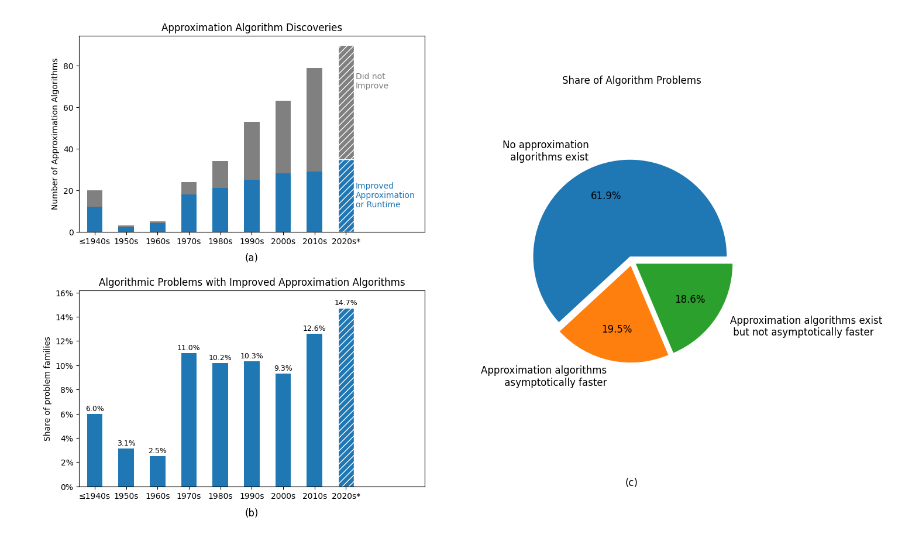
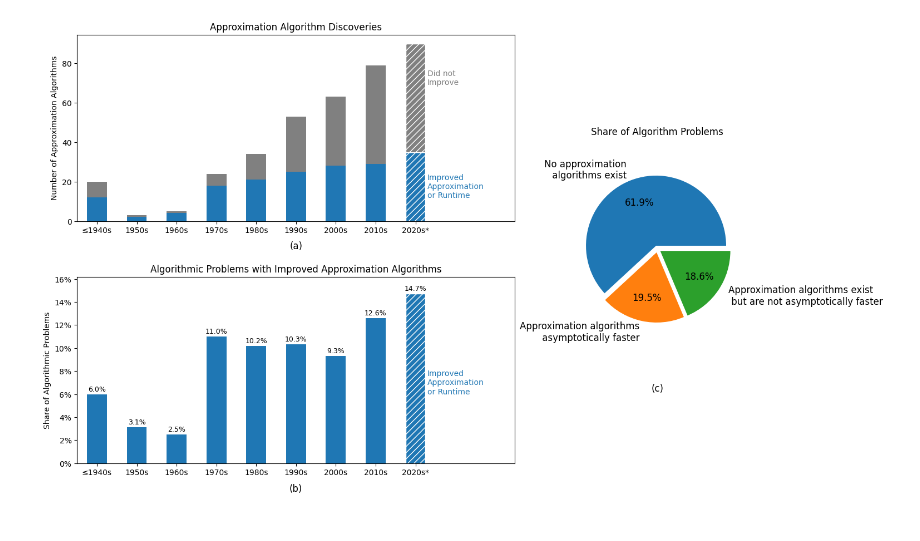
Before and after one commit to andrewlucasgs/approximation-algorithms, a Jupyter notebook: generate_figures.ipynb, the cells around one changed output. Drawn from its saved outputs; the diff is of its cells as text; code cells hidden in the pictures.

Commit message:
Update figures

```diff
--- a/generate_figures.ipynb
+++ b/generate_figures.ipynb
@@ -22,12 +22,12 @@ data2 = pd.read_csv('datasets/algorithmic-problems-with-improved-approximation-a
 
 # Third plot: Percentage of Problem Families with or without Asymptotically Faster Approximation Algorithms
 data3 = pd.read_csv('datasets/percentage-of-problem-families.csv')
-data3 = pd.Series(list(data3['0']), index=['Approximation algorithms exist\n but not asymptotically faster', 'Approximation algorithms\n asymptotically faster', 'No approximation algorithms exist'])
+data3 = pd.Series(list(data3['0']), index=['Approximation algorithms exist\n but are not asymptotically faster', 'Approximation algorithms\n asymptotically faster', 'No approximation algorithms exist'])
 data3 = data3.sort_values(ascending=False)
 
 # Create figure and subplots
 fig = plt.figure(figsize=(16, 10))  # Change layout to 2x2 for the new arrangement
-gs = GridSpec(2, 2, figure=fig)  # Create the GridSpec layout
+gs = GridSpec(2, 2, figure=fig, width_ratios=[0.6,0.3])  # Create the GridSpec layout
 
 ax1 = fig.add_subplot(gs[0, 0])  # This spans both columns
 # First subplot (Bar chart: Approximation Algorithm Discoveries)
@@ -64,7 +64,7 @@ data2['Total Percentage'].plot(kind='bar', ax=ax2)
 ax2.set_xticks(range(len(data2)))
 ax2.set_xticklabels(['≤1940s'] + ['2020s*' if year == 2020 else f'{year:.0f}s' for year in data2.index[1:]], rotation=0)
 ax2.set_xlabel('')
-ax2.set_ylabel('Share of problem families')
+ax2.set_ylabel('Share of Algorithmic Problems')
 ax2.yaxis.set_major_formatter(plt.FuncFormatter(lambda x, _: f'{x:.0f}%'))
 ax2.set_title('Algorithmic Problems with Improved Approximation Algorithms')
 ax2.margins(x=0.01, y=0.1)
@@ -77,44 +77,46 @@ for p in ax2.patches:
 
 # Add label "(b)" below the second plot
 ax2.text(0.5, -0.15, "(b)", transform=ax2.transAxes, ha="center", fontsize=12)
-ax2.set_xlim([-0.5, len(data1) + 1.5])
+ax2.set_xlim([-0.5, len(data2) + 1.5])
+ax2.text(len(data2) - 0.7, 7, 'Improved\nApproximation\nor Runtime', color='#2077B4', ha='left', va='center')
+
 
 ax3 = fig.add_subplot(gs[:, 1])  # This spans both rows
 # Third subplot (Pie chart: Share of Algorithm Problems)
 explode = (0.05, 0.05, 0.05)
 
 # rename index
-data3.index = ['No approximation\n algorithms exist', 'Approximation algorithms\n asymptotically faster', 'Approximation algorithms exist\n but not asymptotically faster']
+data3.index = ['No approximation\n algorithms exist', 'Approximation algorithms\n asymptotically faster', 'Approximation algorithms exist\n but are not asymptotically faster']
 
-wedges, texts, percs = ax3.pie(data3, autopct='%1.1f%%', labels=[l for l in data3.index], startangle=0, explode=explode, radius=0.7,  textprops={'fontsize': 12}  )
+wedges, texts, percs = ax3.pie(data3, autopct='%1.1f%%', labels=[l for l in data3.index], startangle=-0, explode=explode, radius=0.8,  textprops={'fontsize': 12}  )
 
 ax3.set_title('Share of Algorithm Problems')
 # Add label "(c)" below the third plot
 ax3.text(0.5, -0.15, "(c)", transform=ax3.transAxes, ha="center", fontsize=12)
 for i, perc in enumerate(percs):
     # if colors[i] in ['#d70040', '#0058DC']:  # For red and blue, use white text
     # perc.set_color('white')
     perc.set_fontsize(12)
 
 groups = [[0], [1], [2]]
 radfraction = 0.05
 for group in groups:
     ang = np.deg2rad((wedges[group[-1]].theta2 + wedges[group[0]].theta1) / 2)
     for j in group:
         center = radfraction * wedges[j].r * np.array([np.cos(ang), np.sin(ang)])
         wedges[j].set_center(center)
         texts[j].set_position(np.array(texts[j].get_position()) + center)
         percs[j].set_position(np.array(percs[j].get_position()) + center)
 
 
 
 # Adjust the layout and save the figure
 plt.subplots_adjust(hspace=0.3, wspace=0.1)  # Adjust spacing between plots
 
 plt.savefig('figures/figure 1.png', bbox_inches='tight')
 plt.show()
 # %% [output]
-[figure, old version]
+[figure, new version]
 # %%
 import matplotlib.pyplot as plt
 import pandas as pd
```
Also changed, not shown: parts of 3 cells of this notebook, 17 other files.
